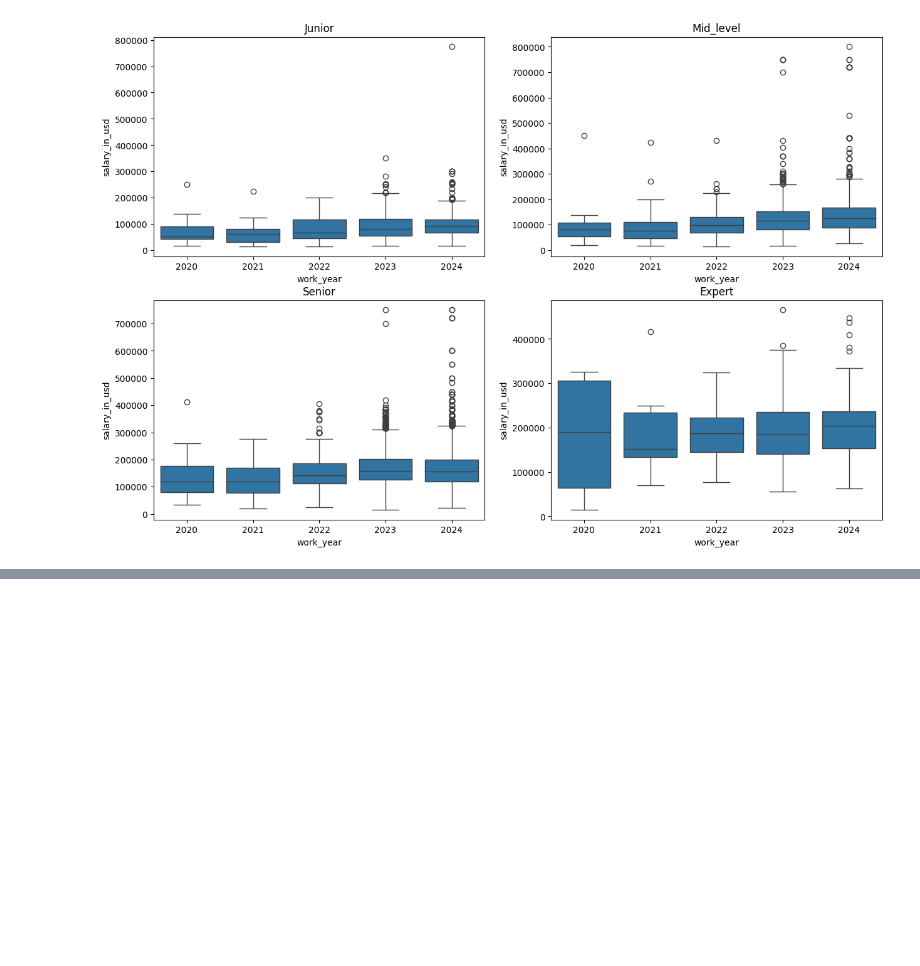
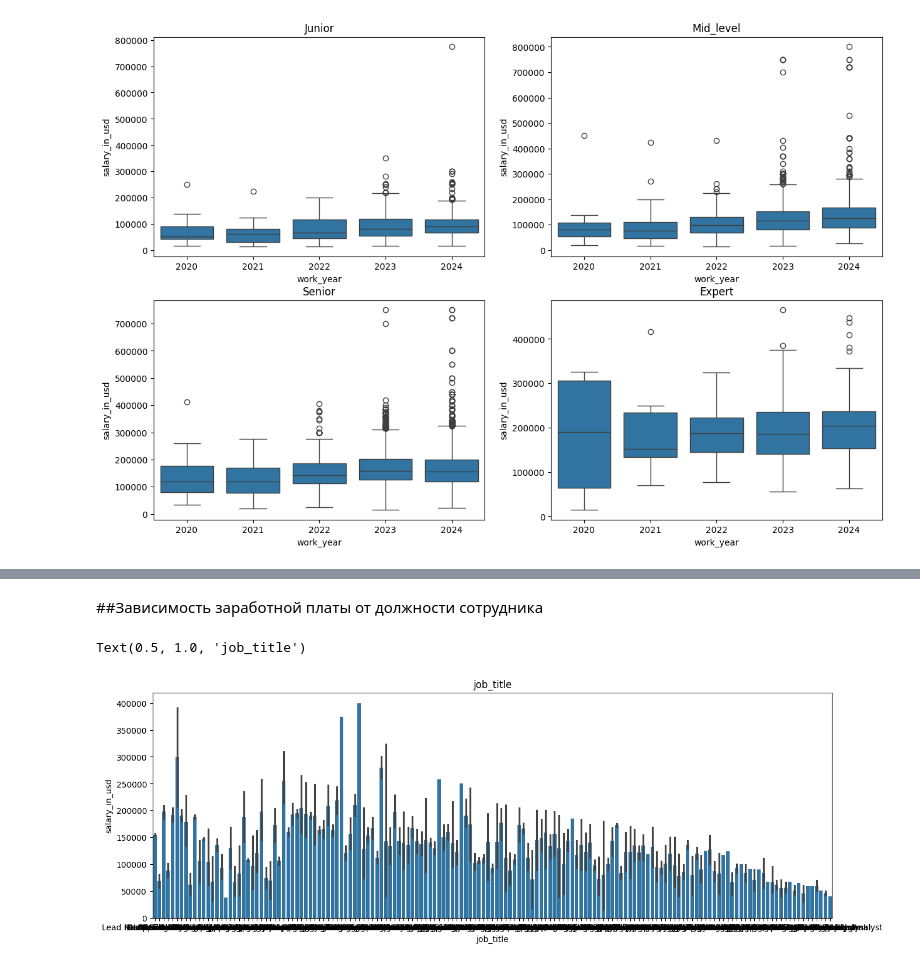
Before and after one commit to OnlySem/ITMO, a Jupyter notebook: задание_1.ipynb, the cells around one changed output, grey strips where cells are left out. Drawn from its saved outputs; the diff is of its cells as text; code cells hidden in the pictures; blank space fills up the shorter version.

```diff
--- a/задание_1.ipynb
+++ b/задание_1.ipynb
@@ -222,0 +226,9 @@ Text(0.5, 1.0, 'company_location')
+# %% [markdown]
+##Зависимость заработной платы от должности сотрудника
+# %%
+fig, axes = plt.subplots(figsize=(15, 5))
+sns.barplot(data, x = 'job_title', y = 'salary_in_usd')
+axes.set_title('job_title')
+# %% [output]
+Text(0.5, 1.0, 'job_title')
+[figure, added]
```
Also changed, not shown: parts of 6 cells of this notebook.
